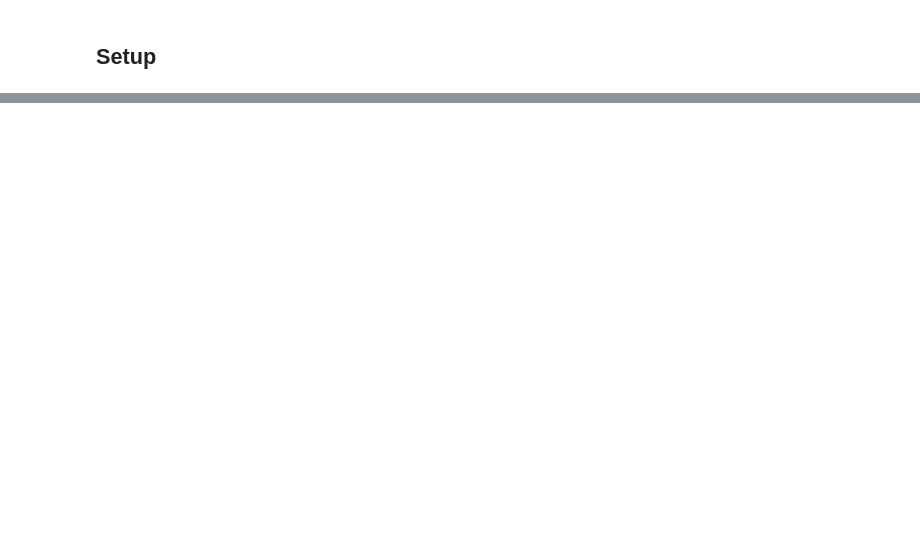
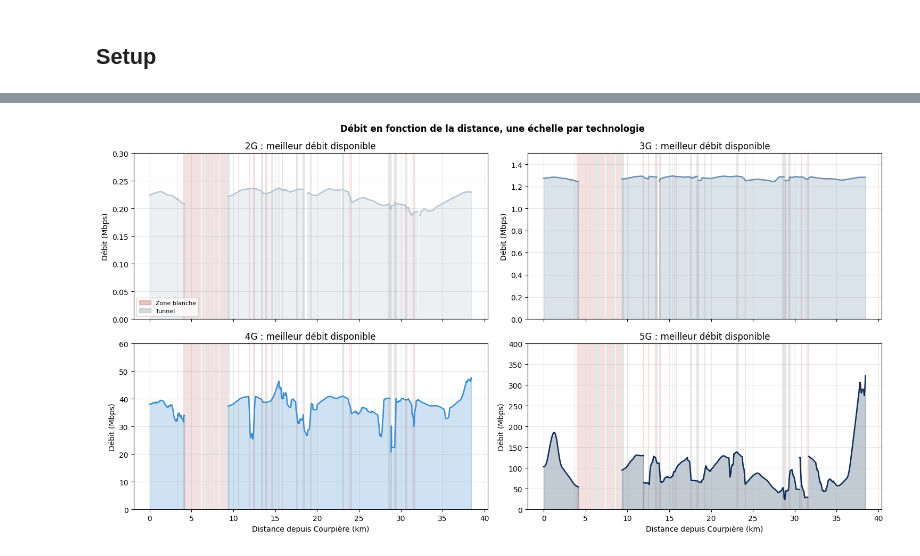
Before and after one commit to meyssembouzaien/ferromobile_project, a Jupyter notebook: datapreparation/FerroMobile_visualisations.ipynb, the cells around one changed output, grey strips where cells are left out. Cells and saved outputs as stored; diff of their text form; code cells hidden in the pictures; blank space fills up the shorter version.

```diff
--- a/datapreparation/FerroMobile_visualisations.ipynb
+++ b/datapreparation/FerroMobile_visualisations.ipynb
@@ -847,0 +89,15 @@ Le RTT dépend surtout de la génération et peu de la distance sur ce corridor
+# %%
+def tracer_tunnels(ax):
+    """Bandes grises sur les tunnels."""
+    for _, bloc in tun_pts.groupby((tun_pts["point_id"].diff() != 1).cumsum()):
+        ax.axvspan(bloc["distance_km"].min(), bloc["distance_km"].max(), color=COLOR_TUNNEL, alpha=0.25, lw=0)
+
+
+def tracer_zones_blanches(ax):
+    """Bandes rouges sur les zones blanches."""
+    for _, bloc in blanc_pts.groupby((blanc_pts["point_id"].diff() != 1).cumsum()):
+        ax.axvspan(bloc["distance_km"].min(), bloc["distance_km"].max(), color=COLOR_BLANC, alpha=0.15, lw=0)
+
+
+legende_bandes = [mpatches.Patch(color=COLOR_BLANC, alpha=0.3, label="Zone blanche"),
+                  mpatches.Patch(color=COLOR_TUNNEL, alpha=0.4, label="Tunnel")]
@@ -847,0 +196,11 @@ Le RTT dépend surtout de la génération et peu de la distance sur ce corridor
+# %%
+# Meilleur débit par (point, techno) ; NaN = techno absente à ce point
+best_debit = cel.groupby(["point_id", "generation"])["debit_adj_mbps"].max().unstack()
+best_debit = best_debit.reindex(voie["point_id"].values)
+best_debit["distance_km"] = voie["distance_km"].values
+
+for g in GENERATIONS:
+    best_debit[f"{g}_lisse"] = best_debit[g].rolling(WINDOW, min_periods=1, center=True).mean()
+
+print("Part des points hors tunnel servis par chaque techno :")
+print((best_debit[GENERATIONS].notna().sum() / n_hors_tunnel * 100).round(1).astype(str) + " %")
@@ -847,0 +215,20 @@ Le RTT dépend surtout de la génération et peu de la distance sur ce corridor
+# %%
+fig, axes = plt.subplots(2, 2, figsize=(15, 8), sharex=True)
+Y_MAX = {"2G": 0.3, "3G": 1.5, "4G": 60, "5G": 400}
+
+for ax, g in zip(axes.flat, GENERATIONS):
+    ax.plot(best_debit["distance_km"], best_debit[f"{g}_lisse"], color=COLORS_TECH[g], lw=1.8)
+    ax.fill_between(best_debit["distance_km"], 0, best_debit[f"{g}_lisse"].fillna(0), color=COLORS_TECH[g], alpha=0.25)
+    tracer_zones_blanches(ax); tracer_tunnels(ax)
+    ax.set_ylim(0, Y_MAX[g])
+    ax.set_title(f"{g} : meilleur débit disponible")
+    ax.set_ylabel("Débit (Mbps)")
+    ax.grid(True, alpha=0.3)
+for ax in axes[1]:
+    ax.set_xlabel("Distance depuis Courpière (km)")
+axes[0, 0].legend(handles=legende_bandes, loc="lower left", fontsize=8)
+
+plt.suptitle("Débit en fonction de la distance, une échelle par technologie", fontweight="bold")
+plt.tight_layout(); plt.show()
+# %% [output]
+[figure, added]
```
Also changed, not shown: parts of 75 cells of this notebook, 23 other files.
